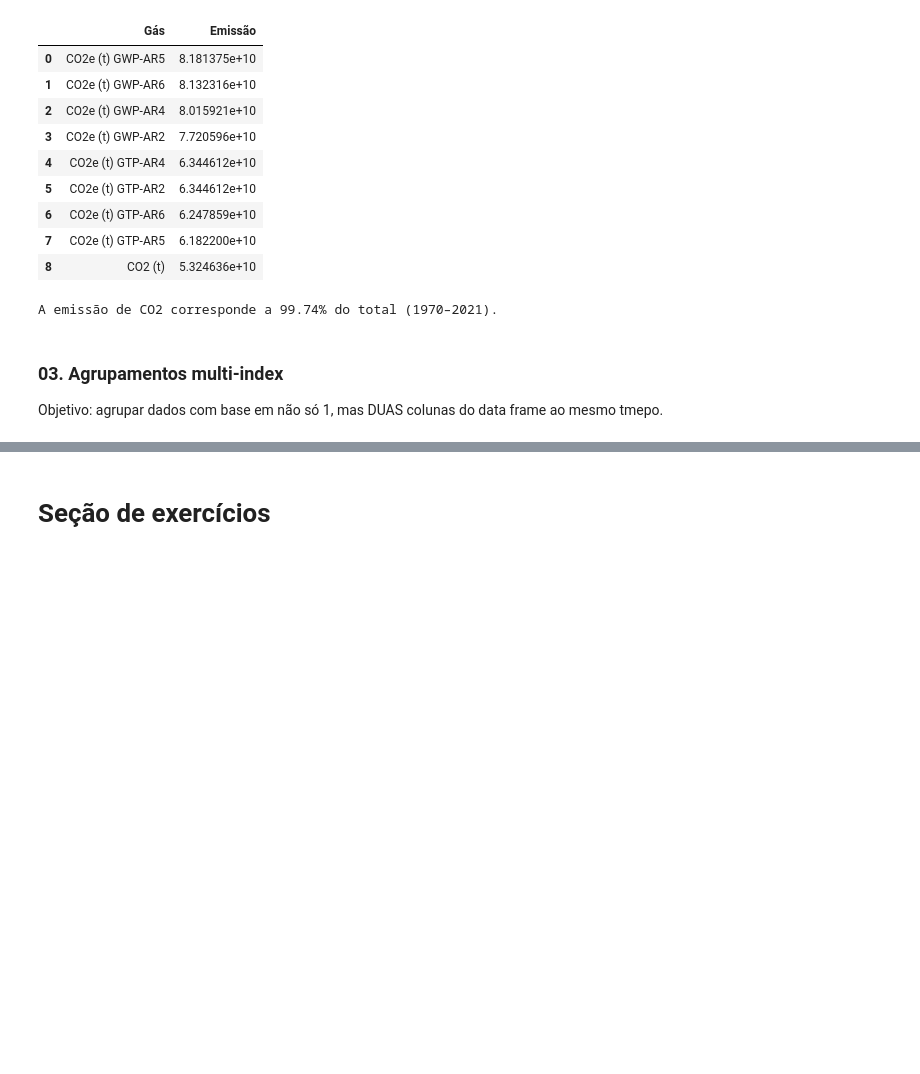
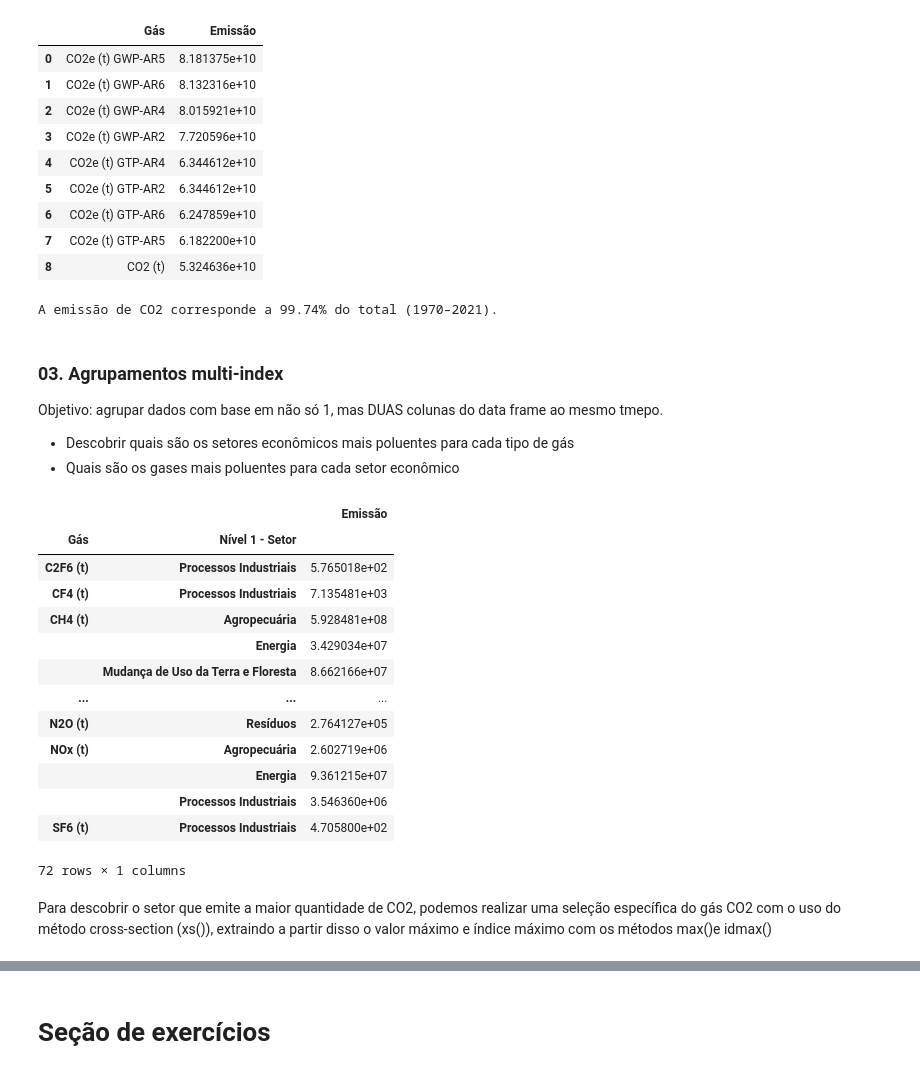
Before and after one commit to joas-ds/Alura_Python_para_Data_Science-Public, a Jupyter notebook: Selecionando_e_agrupando_dados/analise_dados_SEEG.ipynb, the cells around one changed output, grey strips where cells are left out. Drawn from its saved outputs; the diff is of its cells as text; code cells hidden in the pictures; blank space fills up the shorter version.

```diff
--- a/Selecionando_e_agrupando_dados/analise_dados_SEEG.ipynb
+++ b/Selecionando_e_agrupando_dados/analise_dados_SEEG.ipynb
@@ -445,3 +445,29 @@ A emissão de CO2 corresponde a 99.74% do total (1970–2021).
 ### 03. Agrupamentos multi-index
 
 Objetivo: agrupar dados com base em não só 1, mas DUAS colunas do data frame ao mesmo tmepo.
+
+* Descobrir quais são os setores econômicos mais poluentes para cada tipo de gás
+* Quais são os gases mais poluentes para cada setor econômico
+# %%
+# Agrupa por Gás e Nível 1 - Setor e soma a Emissão
+gas_por_setor = emissoes_por_ano.groupby(['Gás', 'Nível 1 - Setor'])[['Emissão']].sum()
+gas_por_setor
+
+# Retorna uma tabela multi index
+# %% [output]
+|  |  | Emissão |
+| Gás | Nível 1 - Setor |  |
+| C2F6 (t) | Processos Industriais | 5.765018e+02 |
+| CF4 (t) | Processos Industriais | 7.135481e+03 |
+| CH4 (t) | Agropecuária | 5.928481e+08 |
+|  | Energia | 3.429034e+07 |
+|  | Mudança de Uso da Terra e Floresta | 8.662166e+07 |
+| ... | ... | ... |
+| N2O (t) | Resíduos | 2.764127e+05 |
+| NOx (t) | Agropecuária | 2.602719e+06 |
+|  | Energia | 9.361215e+07 |
+|  | Processos Industriais | 3.546360e+06 |
+| SF6 (t) | Processos Industriais | 4.705800e+02 |
+72 rows × 1 columns
+# %% [markdown]
+Para descobrir o setor que emite a maior quantidade de CO2, podemos realizar uma seleção específica do gás CO2 com o uso do método cross-section (xs()), extraindo a partir disso o valor máximo e índice máximo com os métodos max()e idmax()
```
Also changed, not shown: parts of 19 cells of this notebook.
